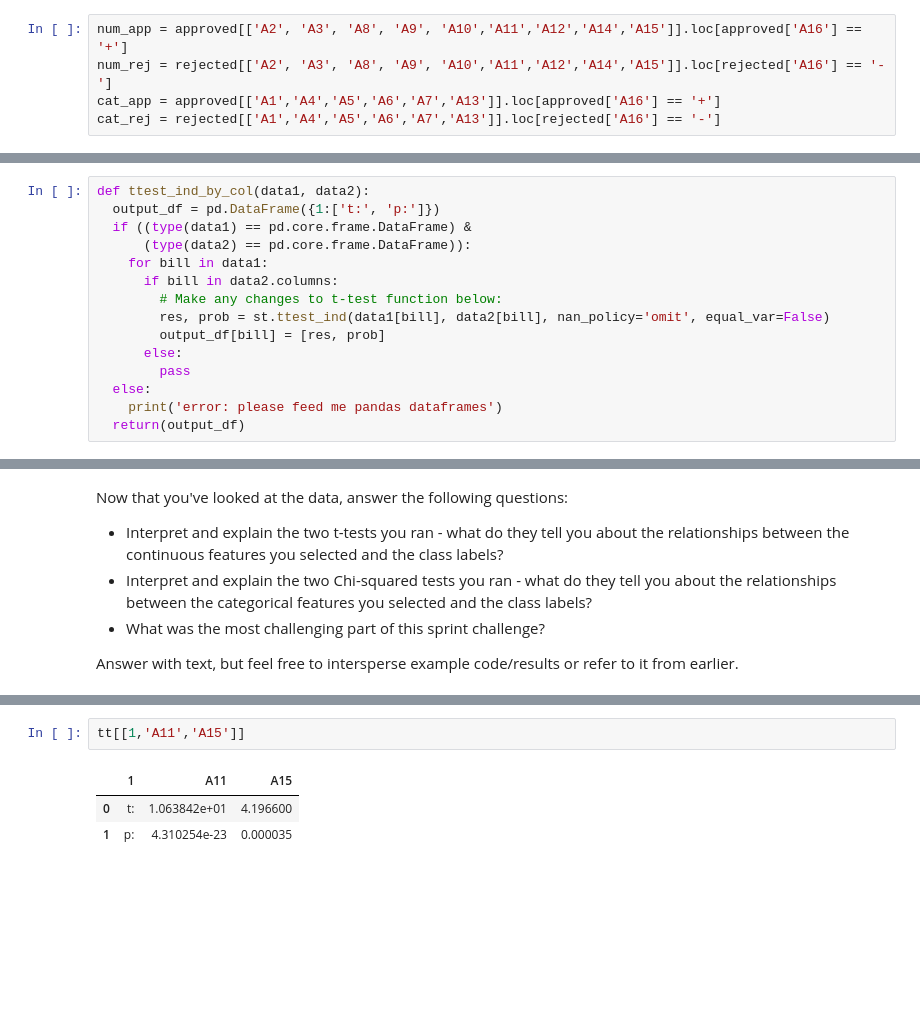
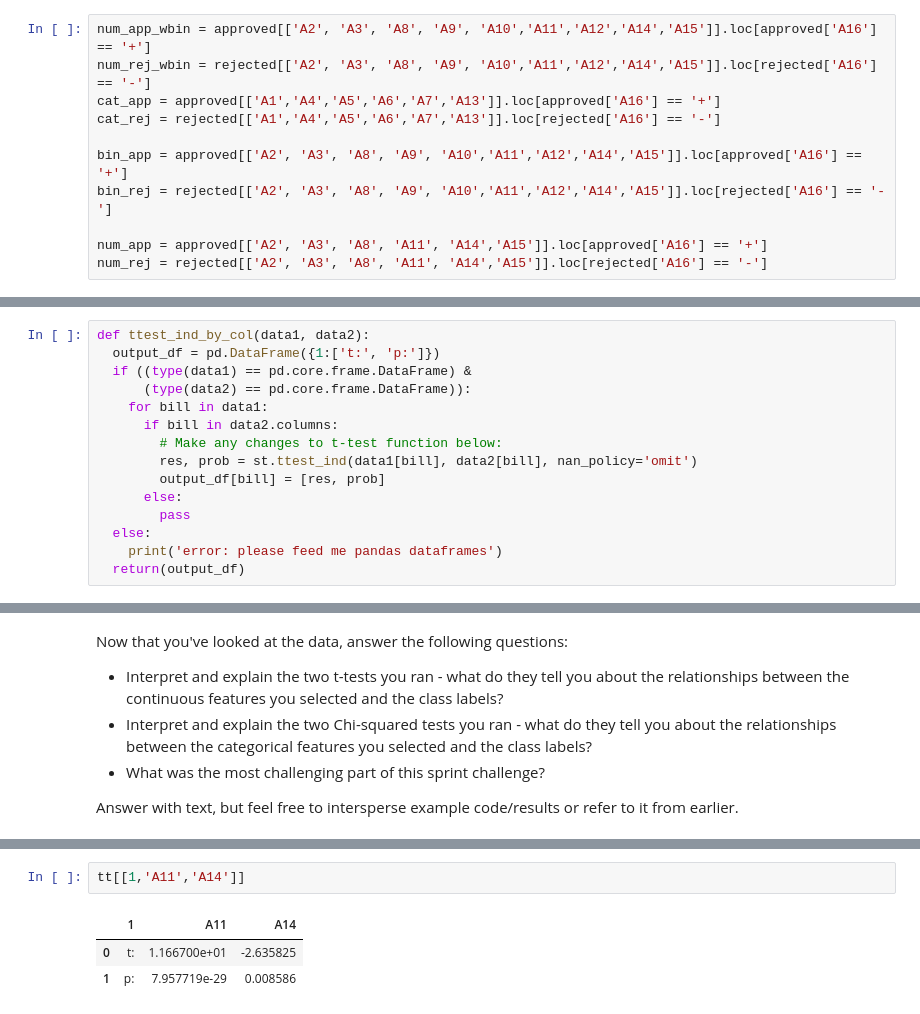
Before and after one commit to jazzathoth/AB-Demo, a Jupyter notebook: DS_Unit_1_Sprint_Challenge_4.ipynb, the cells around one changed output, grey strips where cells are left out. Drawn from its saved outputs; the diff is of its cells as text; blank space fills up the shorter version.

Commit message:
Better ttest explanation.

```diff
--- a/DS_Unit_1_Sprint_Challenge_4.ipynb
+++ b/DS_Unit_1_Sprint_Challenge_4.ipynb
@@ -120,10 +120,16 @@ Your *main* goal is the hypothesis tests, so don't spend too much time on the ex
 
 This is challenging, so manage your time and aim for a baseline of at least running two t-tests and two Chi-squared tests before polishing. And don't forget to answer the questions in part 3, even if your results in this part aren't what you want them to be.
 # %%
-num_app = approved[['A2', 'A3', 'A8', 'A9', 'A10','A11','A12','A14','A15']].loc[approved['A16'] == '+']
-num_rej = rejected[['A2', 'A3', 'A8', 'A9', 'A10','A11','A12','A14','A15']].loc[rejected['A16'] == '-']
+num_app_wbin = approved[['A2', 'A3', 'A8', 'A9', 'A10','A11','A12','A14','A15']].loc[approved['A16'] == '+']
+num_rej_wbin = rejected[['A2', 'A3', 'A8', 'A9', 'A10','A11','A12','A14','A15']].loc[rejected['A16'] == '-']
 cat_app = approved[['A1','A4','A5','A6','A7','A13']].loc[approved['A16'] == '+']
 cat_rej = rejected[['A1','A4','A5','A6','A7','A13']].loc[rejected['A16'] == '-']
+
+bin_app = approved[['A2', 'A3', 'A8', 'A9', 'A10','A11','A12','A14','A15']].loc[approved['A16'] == '+']
+bin_rej = rejected[['A2', 'A3', 'A8', 'A9', 'A10','A11','A12','A14','A15']].loc[rejected['A16'] == '-']
+
+num_app = approved[['A2', 'A3', 'A8', 'A11', 'A14','A15']].loc[approved['A16'] == '+']
+num_rej = rejected[['A2', 'A3', 'A8', 'A11', 'A14','A15']].loc[rejected['A16'] == '-']
 # %%
 num_app['A2'], num_app['A14'] = pd.to_numeric(num_app['A2']), pd.to_numeric(num_app['A14'])
 num_rej['A2'], num_rej['A14'] = pd.to_numeric(num_rej['A2']),  pd.to_numeric(num_rej['A14'])
@@ -145,7 +151,7 @@ def ttest_ind_by_col(data1, data2):
     for bill in data1:
       if bill in data2.columns:
         # Make any changes to t-test function below:
-        res, prob = st.ttest_ind(data1[bill], data2[bill], nan_policy='omit', equal_var=False)
+        res, prob = st.ttest_ind(data1[bill], data2[bill], nan_policy='omit')
         output_df[bill] = [res, prob]
       else:
         pass
@@ -255,6 +309,6 @@ num_rej[['A11','A15']].hist(figsize=(10,5));
 # %%
-tt[[1,'A11','A15']]
+tt[[1,'A11','A14']]
 # %% [output]
-|  | 1 | A11 | A15 |
-| 0 | t: | 1.063842e+01 | 4.196600 |
-| 1 | p: | 4.310254e-23 | 0.000035 |
+|  | 1 | A11 | A14 |
+| 0 | t: | 1.166700e+01 | -2.635825 |
+| 1 | p: | 7.957719e-29 | 0.008586 |
```
Also changed, not shown: parts of 8 cells of this notebook.
